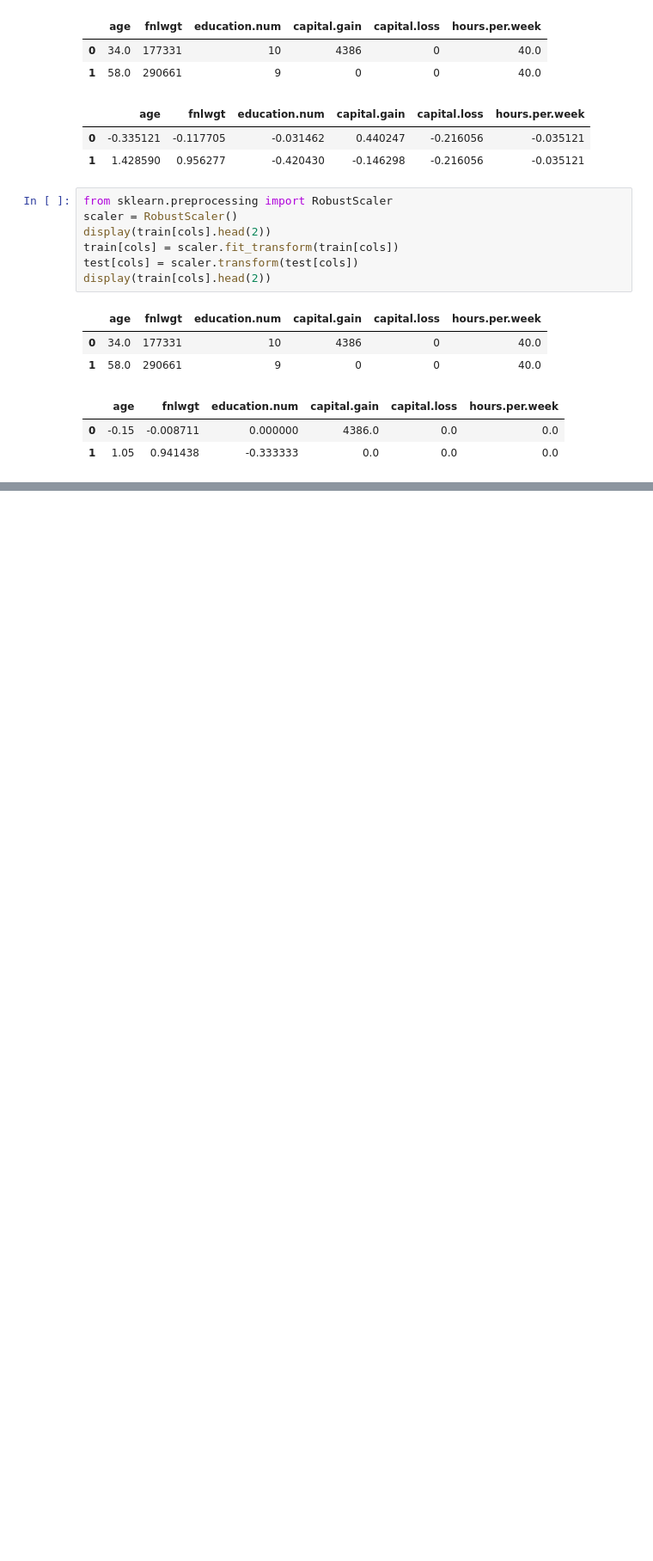
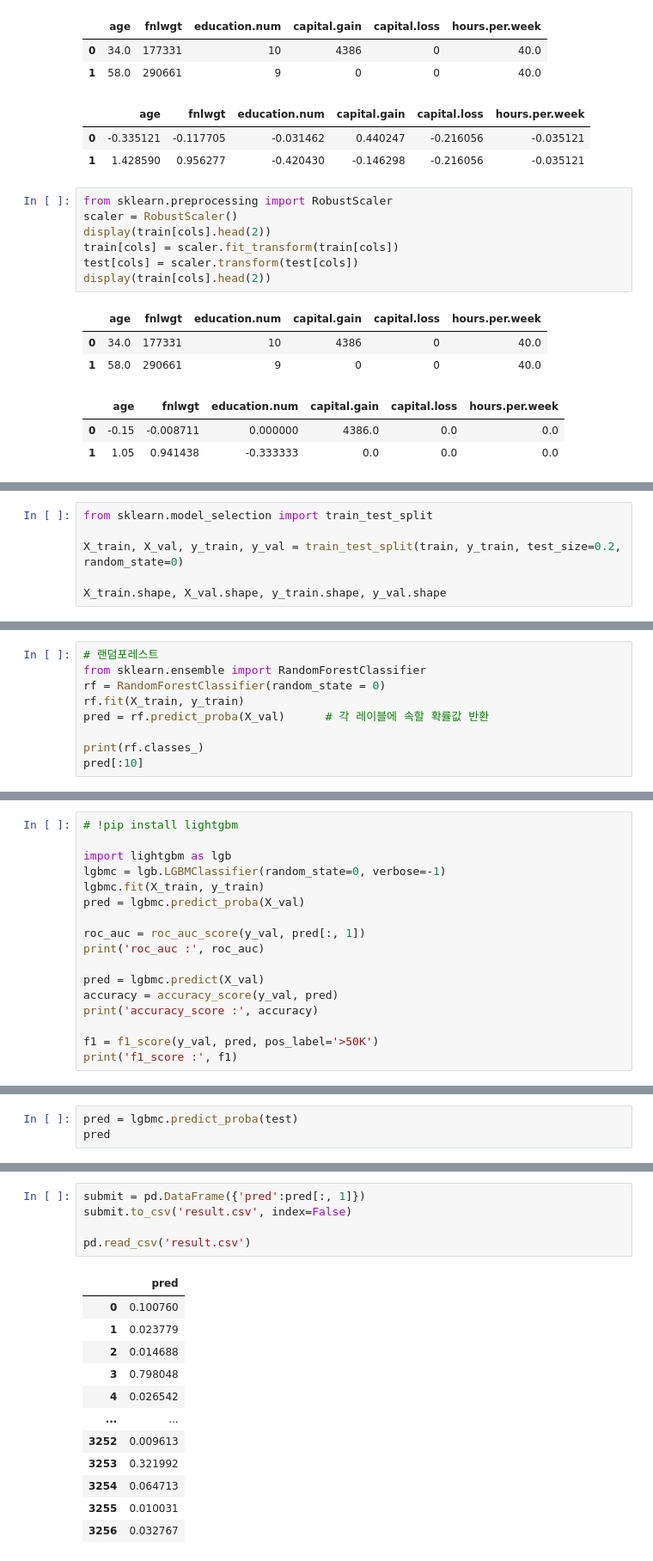
Before and after one commit to 240711AIBigData/BigDataCertification2, a Jupyter notebook: 02/02/part2_ch2.ipynb, the cells around one changed output, grey strips where cells are left out. Shown at 86% size. Drawn from its saved outputs; the diff is of its cells as text; blank space fills up the shorter version.

```diff
--- a/02/02/part2_ch2.ipynb
+++ b/02/02/part2_ch2.ipynb
@@ -449,0 +473,6 @@ display(train[cols].head(2))
+# %%
+from sklearn.model_selection import train_test_split
+
+X_train, X_val, y_train, y_val = train_test_split(train, y_train, test_size=0.2, random_state=0)
+
+X_train.shape, X_val.shape, y_train.shape, y_val.shape
@@ -449,0 +481,9 @@ display(train[cols].head(2))
+# %%
+# 랜덤포레스트
+from sklearn.ensemble import RandomForestClassifier
+rf = RandomForestClassifier(random_state = 0)
+rf.fit(X_train, y_train)
+pred = rf.predict_proba(X_val)      # 각 레이블에 속할 확률값 반환
+
+print(rf.classes_)
+pred[:10]
@@ -449,0 +526,17 @@ display(train[cols].head(2))
+# %%
+# !pip install lightgbm
+
+import lightgbm as lgb
+lgbmc = lgb.LGBMClassifier(random_state=0, verbose=-1)
+lgbmc.fit(X_train, y_train)
+pred = lgbmc.predict_proba(X_val)
+
+roc_auc = roc_auc_score(y_val, pred[:, 1])
+print('roc_auc :', roc_auc)
+
+pred = lgbmc.predict(X_val)
+accuracy = accuracy_score(y_val, pred)
+print('accuracy_score :', accuracy)
+
+f1 = f1_score(y_val, pred, pos_label='>50K')
+print('f1_score :', f1)
@@ -449,0 +547,3 @@ display(train[cols].head(2))
+# %%
+pred = lgbmc.predict_proba(test)
+pred
@@ -449,0 +558,18 @@ display(train[cols].head(2))
+# %%
+submit = pd.DataFrame({'pred':pred[:, 1]})
+submit.to_csv('result.csv', index=False)
+
+pd.read_csv('result.csv')
+# %% [output]
+|  | pred |
+| 0 | 0.100760 |
+| 1 | 0.023779 |
+| 2 | 0.014688 |
+| 3 | 0.798048 |
+| 4 | 0.026542 |
+| ... | ... |
+| 3252 | 0.009613 |
+| 3253 | 0.321992 |
+| 3254 | 0.064713 |
+| 3255 | 0.010031 |
+| 3256 | 0.032767 |
```
Also changed, not shown: parts of 12 cells of this notebook, 1 other file.
